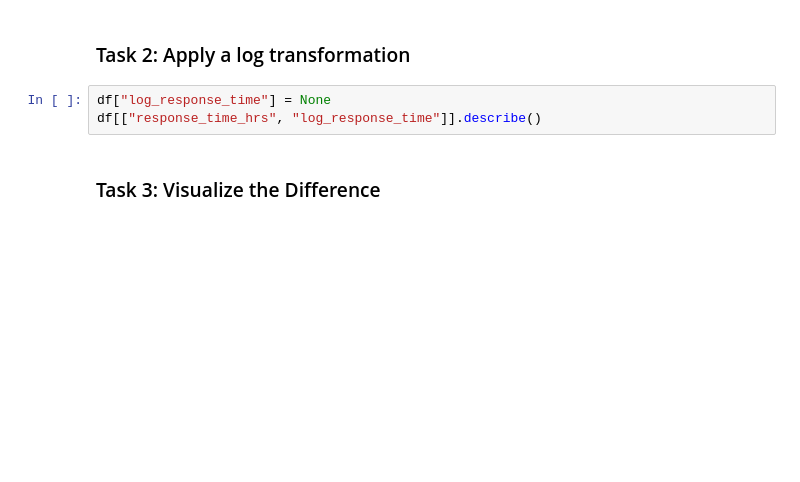
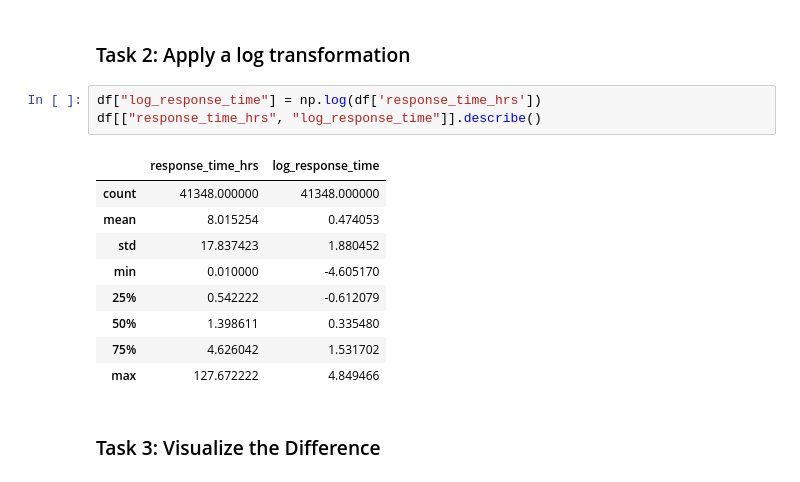
Before and after one commit to ro-the-creator/DA2025_Lectures, a Jupyter notebook: Mod5/CodeAlongs/Mod5L3_CodeAlong_STUDENT.ipynb, the cells around one changed output. Saved outputs shown, nothing was run; the diff lists cells and outputs as text; blank space fills up the shorter version.

```diff
--- a/Mod5/CodeAlongs/Mod5L3_CodeAlong_STUDENT.ipynb
+++ b/Mod5/CodeAlongs/Mod5L3_CodeAlong_STUDENT.ipynb
@@ -66,8 +70,18 @@ None
 # %% [markdown]
 ### Task 2:  Apply a log transformation
 # %%
-df["log_response_time"] = None
+df["log_response_time"] = np.log(df['response_time_hrs'])
 df[["response_time_hrs", "log_response_time"]].describe()
+# %% [output]
+|  | response_time_hrs | log_response_time |
+| count | 41348.000000 | 41348.000000 |
+| mean | 8.015254 | 0.474053 |
+| std | 17.837423 | 1.880452 |
+| min | 0.010000 | -4.605170 |
+| 25% | 0.542222 | -0.612079 |
+| 50% | 1.398611 | 0.335480 |
+| 75% | 4.626042 | 1.531702 |
+| max | 127.672222 | 4.849466 |
 # %% [markdown]
 ### Task 3:  Visualize the Difference
 # %%
```
Also changed, not shown: parts of 3 cells of this notebook, 2 other files.
